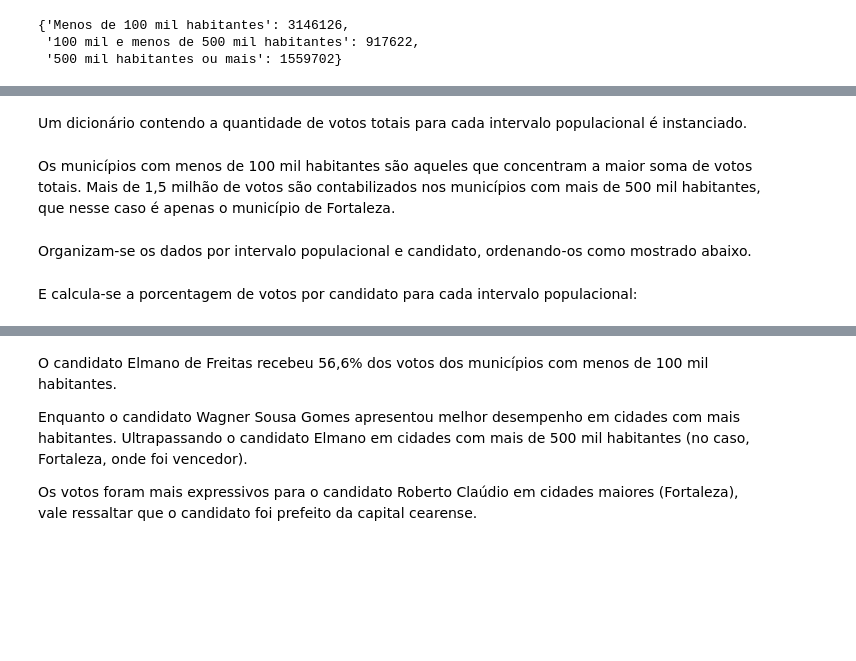
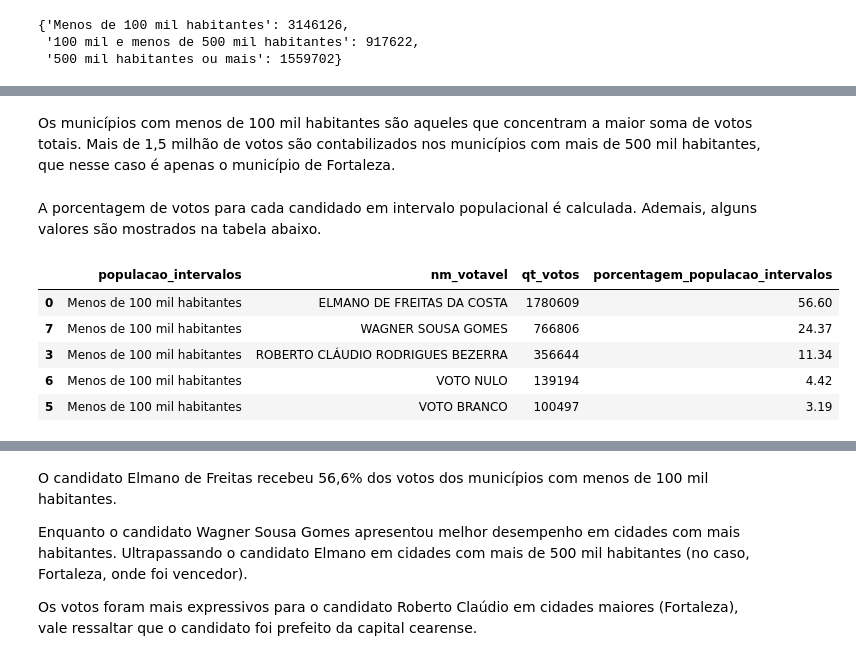
Before and after one commit to DamodaraBarbosa/clustering_municipios_eleicoes_2022_ceara, a Jupyter notebook: 05_data_analysis_eleicoes_ceara_2022.ipynb, the cells around one changed output, grey strips where cells are left out. Drawn from its saved outputs; the diff is of its cells as text; code cells hidden in the pictures; blank space fills up the shorter version.

```diff
--- a/05_data_analysis_eleicoes_ceara_2022.ipynb
+++ b/05_data_analysis_eleicoes_ceara_2022.ipynb
@@ -883,28 +871,0 @@ Uma nova coluna é adicionada ao *dataframe* `votos_por_municipio` com a classif
-# %%
-def intervalos_ibge(dataframe: pd.DataFrame, nome_coluna: str, nova_coluna: str, bins: list, labels: list):
-  dataframe[nova_coluna] = pd.cut(
-      dataframe[nome_coluna], bins= bins, labels= labels,
-      include_lowest= True, right= False
-  )
-
-  return dataframe
-
-def dict_votos_totais(dataframe: pd.DataFrame, coluna_groupby: str):
-  valores_totais = dataframe.groupby(coluna_groupby)['qt_votos'].sum()
-  valores_totais = dict(valores_totais)
-
-  return valores_totais
-
-def dataframe_com_porcentagens(dataframe: pd.DataFrame, dictionary: dict, coluna_intervalo: str):
-  dataframe_intervalos_ibge = dataframe.groupby([coluna_intervalo, 'nm_votavel'])['qt_votos'].sum()\
-                                       .reset_index().sort_values([coluna_intervalo, 'qt_votos'], ascending= [True, False])
-
-  porcentagem = list()
-
-  for index, row in dataframe_intervalos_ibge.iterrows():
-    valor = round((row['qt_votos']/dictionary[row[coluna_intervalo]]) * 100, 2)
-    porcentagem.append(valor)
-
-  dataframe_intervalos_ibge['porcentagem_' + coluna_intervalo] = porcentagem
-
-  return dataframe_intervalos_ibge
@@ -955,2 +952,0 @@ votos_intervalos_populacionais
-# %% [markdown]
-Um dicionário contendo a quantidade de votos totais para cada intervalo populacional é instanciado.
@@ -969,4 +953,2 @@ Um dicionário contendo a quantidade de votos totais para cada intervalo populac
 # %% [markdown]
 Os municípios com menos de 100 mil habitantes são aqueles que concentram a maior soma de votos totais. Mais de 1,5 milhão de votos são contabilizados nos municípios com mais de 500 mil habitantes, que nesse caso é apenas o município de Fortaleza.
-# %% [markdown]
-Organizam-se os dados por intervalo populacional e candidato, ordenando-os como mostrado abaixo.
@@ -978,2 +954,0 @@ Organizam-se os dados por intervalo populacional e candidato, ordenando-os como
-# %% [markdown]
-E calcula-se a porcentagem de votos por candidato para cada intervalo populacional:
@@ -992,3 +955,17 @@ E calcula-se a porcentagem de votos por candidato para cada intervalo populacion
+# %% [markdown]
+A porcentagem de votos para cada candidado em intervalo populacional é calculada. Ademais, alguns valores são mostrados na tabela abaixo.
+# %%
+votos_intervalos_populacionais = dataframe_com_porcentagens(
+    votos_por_municipio, votos_totais_por_intervalo_populacional, 'populacao_intervalos'
+)
+votos_intervalos_populacionais.head()
+# %% [output]
+|  | populacao_intervalos | nm_votavel | qt_votos | porcentagem_populacao_intervalos |
+| 0 | Menos de 100 mil habitantes | ELMANO DE FREITAS DA COSTA | 1780609 | 56.60 |
+| 7 | Menos de 100 mil habitantes | WAGNER SOUSA GOMES | 766806 | 24.37 |
+| 3 | Menos de 100 mil habitantes | ROBERTO CLÁUDIO RODRIGUES BEZERRA | 356644 | 11.34 |
+| 6 | Menos de 100 mil habitantes | VOTO NULO | 139194 | 4.42 |
+| 5 | Menos de 100 mil habitantes | VOTO BRANCO | 100497 | 3.19 |
 # %%
 fig = px.bar(
     data_frame= votos_intervalos_populacionais,
```
Also changed, not shown: parts of 36 cells of this notebook.
